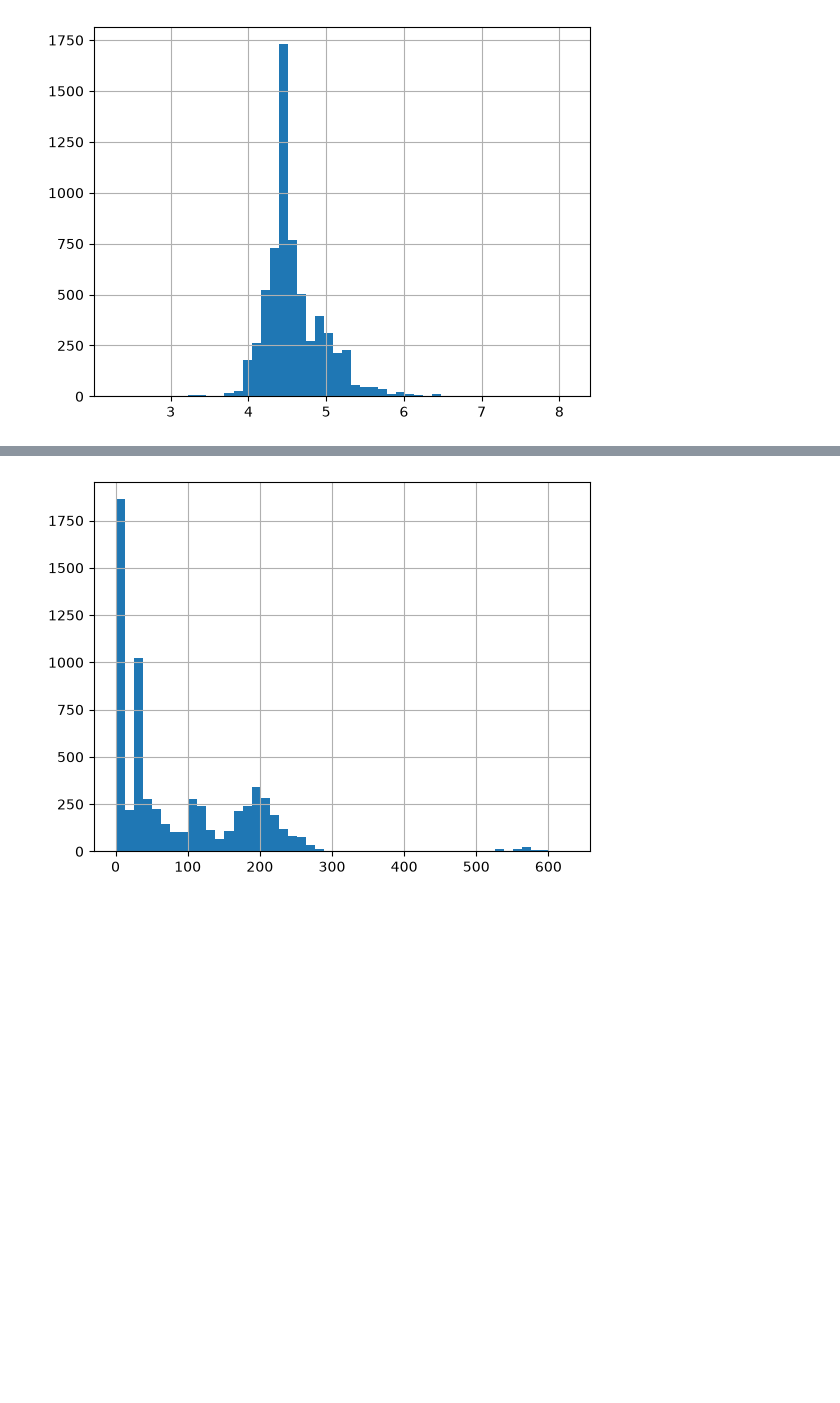
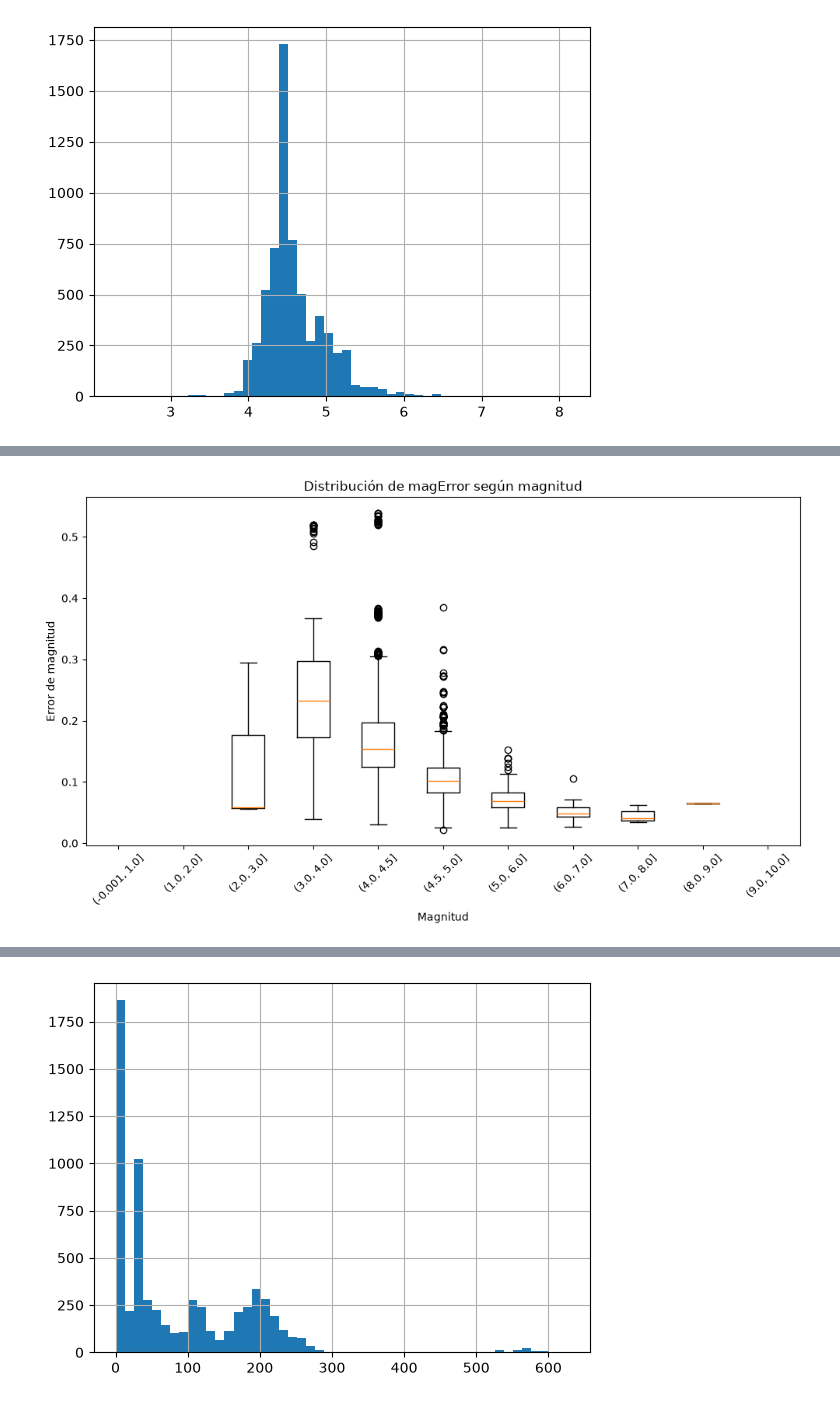
Before and after one commit to fer-gif/proyecto_ypf, a Jupyter notebook: notebooks/01_analisis_exploratorio.ipynb, the cells around one changed output, grey strips where cells are left out. Drawn from its saved outputs; the diff is of its cells as text; code cells hidden in the pictures; blank space fills up the shorter version.

```diff
--- a/notebooks/01_analisis_exploratorio.ipynb
+++ b/notebooks/01_analisis_exploratorio.ipynb
@@ -437,0 +462,27 @@ Se identificaron dos registros con valores de magnitud que resultan atípicos re
+# %%
+data_boxplot = [
+    df_arg.loc[mag_groups == grupo, 'magError'].dropna()
+    for grupo in mag_groups.cat.categories
+]
+
+labels = [
+    str(grupo)
+    for grupo in mag_groups.cat.categories
+]
+
+plt.figure(figsize=(10, 6))
+
+plt.boxplot(
+    data_boxplot,
+    tick_labels=labels
+)
+
+plt.xlabel('Magnitud')
+plt.ylabel('Error de magnitud')
+plt.title('Distribución de magError según magnitud')
+
+plt.xticks(rotation=45)
+plt.tight_layout()
+plt.show()
+# %% [output]
+[figure, added]
```
Also changed, not shown: parts of 116 cells of this notebook.
